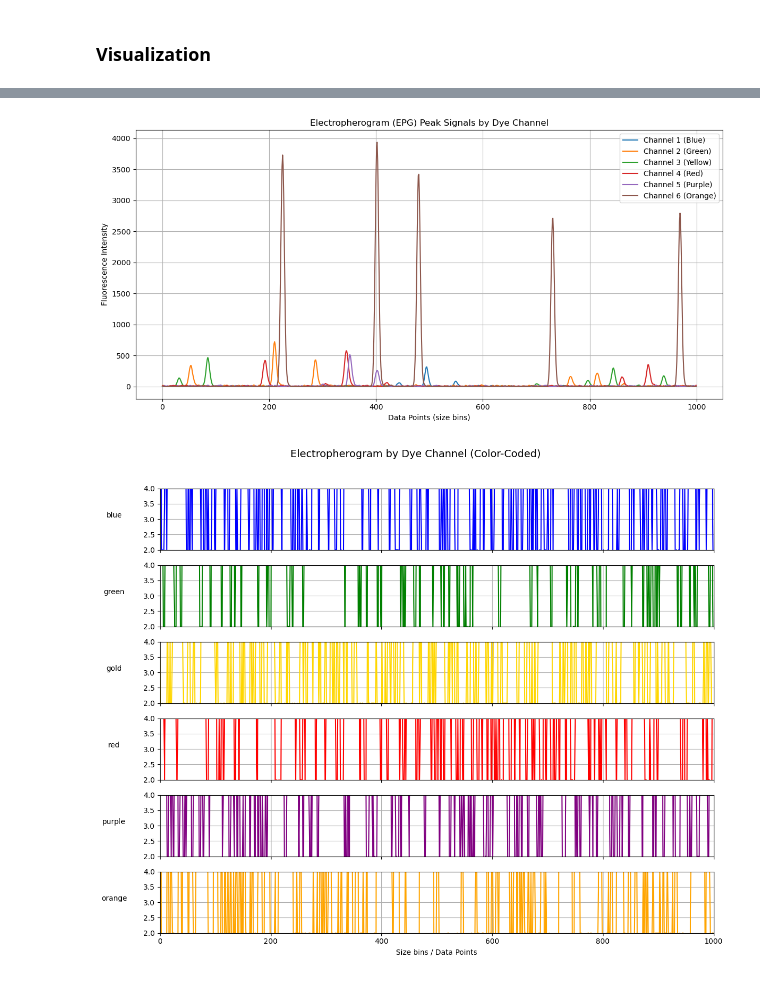
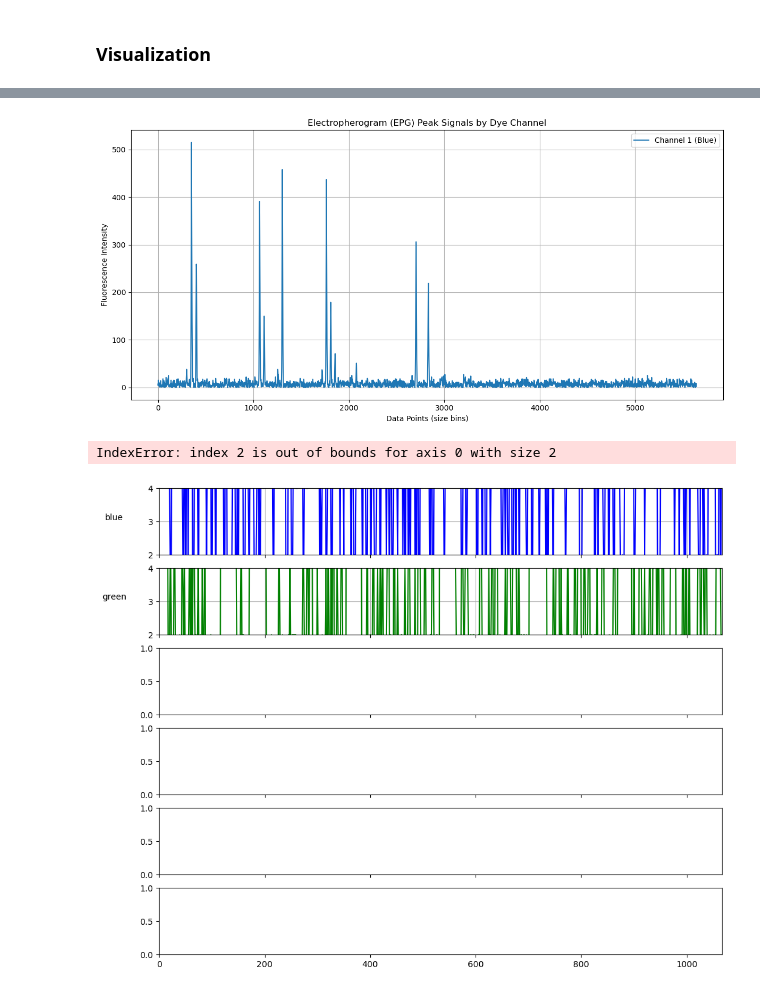
Before and after one commit to amar-mesic/DNANet, a Jupyter notebook: notebooks/ProvedItImage.ipynb, the cells around one changed output, grey strips where cells are left out. Cells and saved outputs as stored; diff of their text form; code cells hidden in the pictures.

```diff
--- a/notebooks/ProvedItImage.ipynb
+++ b/notebooks/ProvedItImage.ipynb
@@ -48,25 +49,24 @@ plot_profile_markers(hid_images=[image])
 # %%
-epg = get_peak_data(image.path)[:, 4000:5000] # original shape: (6, 9641)
+epg = get_peak_data(image.path)[4:5, 4000:] # original shape: (6, 9641)
 
 def plot_epg_together(epg):
     plt.figure(figsize=(12, 6))
     dye_labels = ['Blue', 'Green', 'Yellow', 'Red', 'Purple', 'Orange']  # Optional: adjust per your kit
 
     for i in range(epg.shape[0]):
         plt.plot(epg[i], label=f'Channel {i+1} ({dye_labels[i]})')
 
     plt.xlabel("Data Points (size bins)")
     plt.ylabel("Fluorescence Intensity")
     plt.title("Electropherogram (EPG) Peak Signals by Dye Channel")
     plt.legend()
     plt.grid(True)
     plt.tight_layout()
     plt.show()
 
 plot_epg_together(epg)
-# # plot_epg_together(annotation_image_mock_data)
 # %% [output]
-[figure, old version]
+[figure, new version]
 # %%
 dye_colors = ['blue', 'green', 'gold', 'red', 'purple', 'orange']
 
@@ -84,7 +84,8 @@ plt.suptitle("Electropherogram by Dye Channel (Color-Coded)", fontsize=14)
 plt.tight_layout(rect=[0, 0, 1, 0.96])
 plt.show()
 # %% [output]
+IndexError: index 2 is out of bounds for axis 0 with size 2
-[figure, old version]
+[figure, new version]
 # %%
 # count the different values in the epg array
 unique, counts = np.unique(epg, return_counts=True)
```
Also changed, not shown: parts of 4 cells of this notebook, 10 other files.
